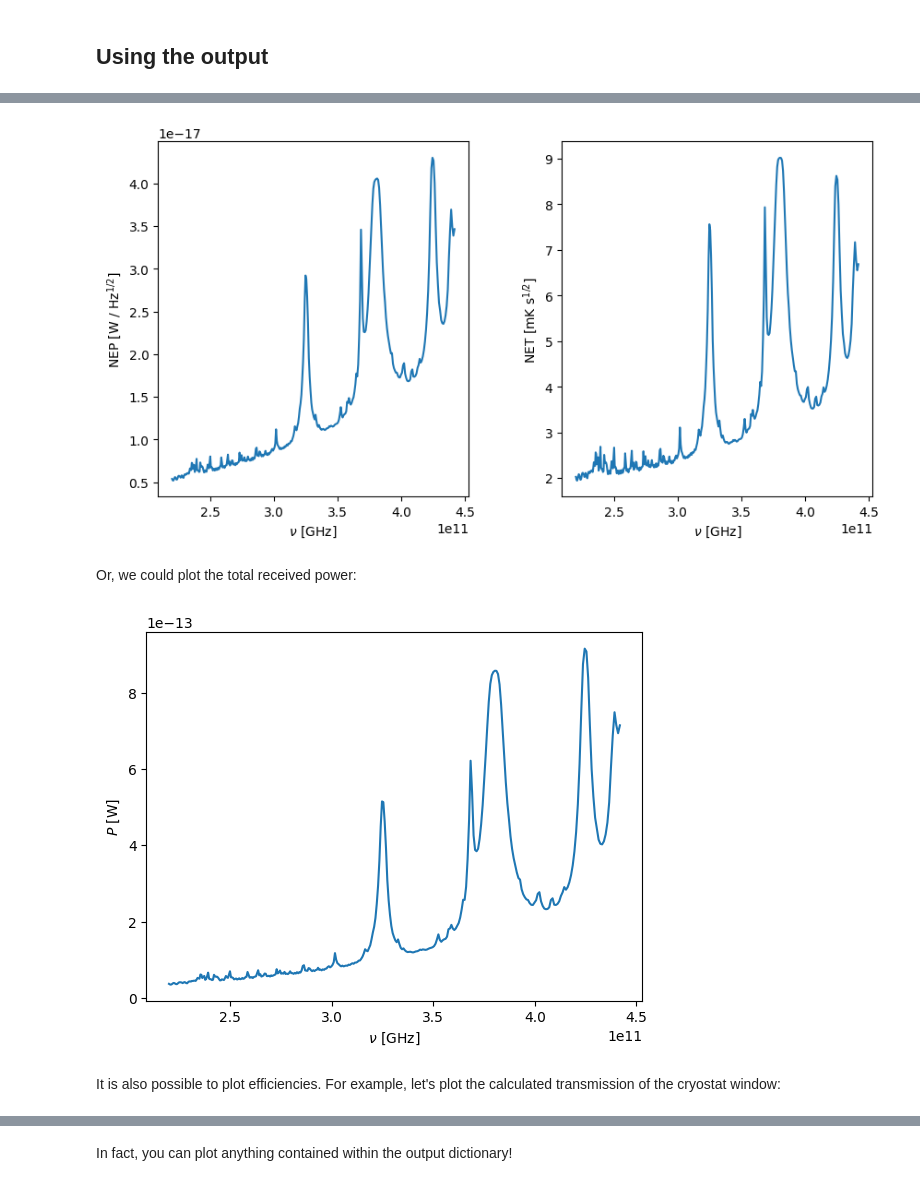
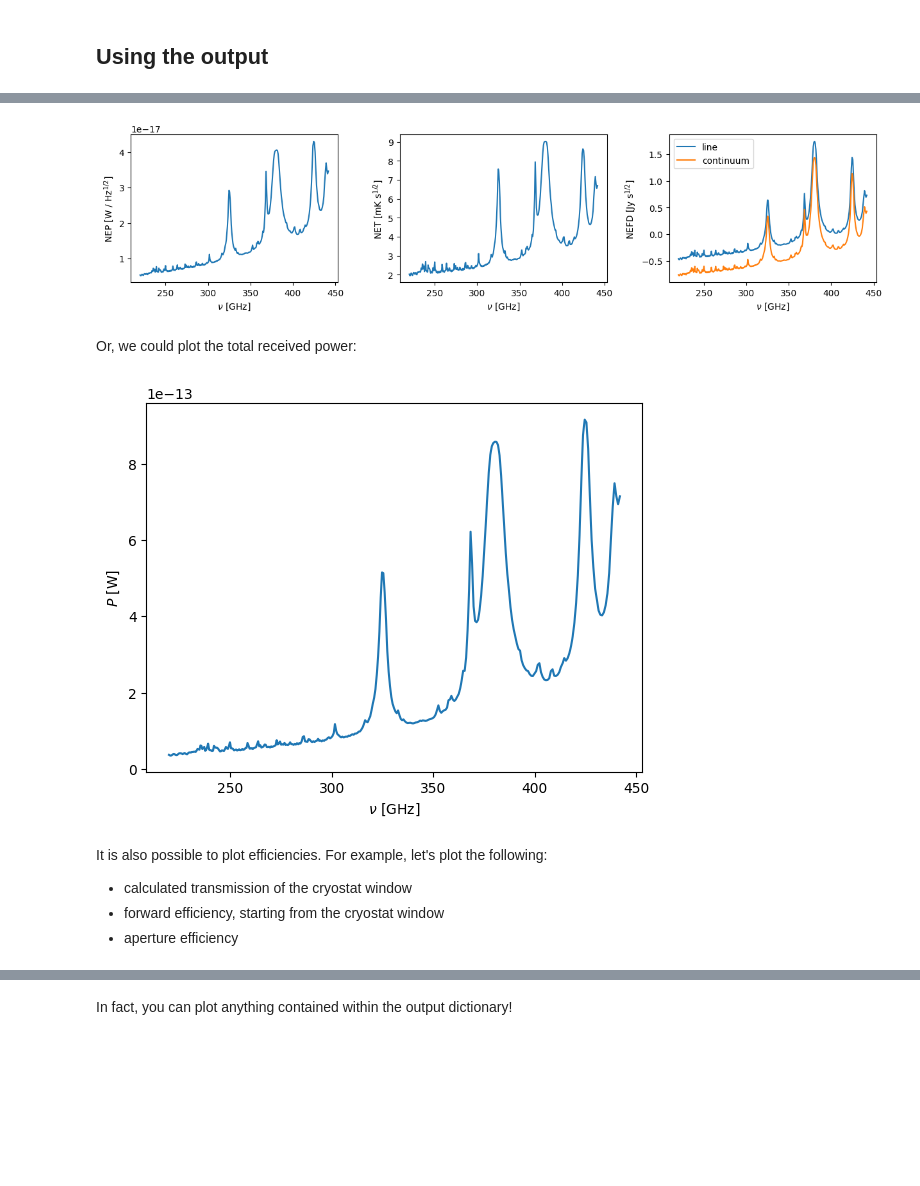
Before and after one commit to tifuun/tifuun-sensitivity, a Jupyter notebook: ipynb/Basics of running tifuun-sensitivity.ipynb, the cells around one changed output, grey strips where cells are left out. Cells and saved outputs as stored; diff of their text form; code cells hidden in the pictures; blank space fills up the shorter version.

```diff
--- a/ipynb/Basics of running tifuun-sensitivity.ipynb
+++ b/ipynb/Basics of running tifuun-sensitivity.ipynb
@@ -27,16 +27,16 @@ import matplotlib.pyplot as plt
 
 from tifuun_sensitivity.simulator import calculator
 
-diameter = 10    # Diameter, units: m
-s_rms    = 42e-6 # RMS surface roughness, units: m
-eta_ap   = 0.7   # Aperture efficiency at zero frequency (so not including Ruze efficiency), units: none
-EL0      = 60    # Elevation angle of telescope with respect to the horizon, units: degrees
+diameter  = 10    # Diameter, units: m
+s_rms     = 42e-6 # RMS surface roughness, units: m
+eta_taper = 0.7   # Taper efficiency at zero frequency (so not including Ruze efficiency), units: none
+EL0       = 60    # Elevation angle of telescope with respect to the horizon, units: degrees
 
 telescope = {
-    "D_tel"   : diameter,
-    "s_rms"   : s_rms,
-    "eta_ap"  : eta_ap,
-    "EL0"     : EL0,
+    "D_tel"      : diameter,
+    "s_rms"      : s_rms,
+    "eta_taper"  : eta_taper,
+    "EL0"        : EL0,
 }
 # %% [markdown]
 Note that we also put the imports here for `numpy`, `matplotlib`, and `tifuun-sensitivity`. We will need these later on.
@@ -198,19 +198,26 @@ Now lets plot some output, the NEP for example.
 # %%
 NEP = out_dict["NEP_KID"]
 NET = out_dict["NET_sky"]
-F_KID = out_dict["F_KID"]
+NEFD_line = out_dict["NEFD_line"]
+NEFD_cont = out_dict["NEFD_continuum"]
+F_KID = out_dict["F_KID"] / 1e9
 
-fig, ax = plt.subplots(1,2, figsize=(10,5), gridspec_kw={"wspace":0.3})
+fig, ax = plt.subplots(1,3, figsize=(15,3), gridspec_kw={"wspace":0.3})
 
 ax[0].plot(F_KID, NEP)
 ax[0].set_xlabel(r"$\nu$ [GHz]")
 ax[0].set_ylabel(r"NEP [W / Hz$^{1/2}$]")
 ax[1].plot(F_KID, NET*1000)
 ax[1].set_xlabel(r"$\nu$ [GHz]")
 ax[1].set_ylabel(r"NET [mK s$^{1/2}$]")
+ax[2].plot(F_KID, np.log10(NEFD_line * 1e26), label="line")
+ax[2].plot(F_KID, np.log10(NEFD_cont * 1e26), label="continuum")
+ax[2].set_xlabel(r"$\nu$ [GHz]")
+ax[2].set_ylabel(r"NEFD [Jy s$^{1/2}$]")
+ax[2].legend()
 plt.show()
 # %% [output]
-[figure, old version]
+[figure, new version]
 # %% [markdown]
 Or, we could plot the total received power:
 # %%
@@ -221,7 +228,10 @@ plt.xlabel(r"$\nu$ [GHz]")
 plt.ylabel(r"$P$ [W]")
 plt.show()
 # %% [output]
-[figure, old version]
+[figure, new version]
 # %% [markdown]
-It is also possible to plot efficiencies. For example, let's plot the calculated transmission of the cryostat window:
+It is also possible to plot efficiencies. For example, let's plot the following:
+ - calculated transmission of the cryostat window
+ - forward efficiency, starting from the cryostat window
+ - aperture efficiency
 # %%
```
Also changed, not shown: parts of 2 cells of this notebook, 7 other files.
